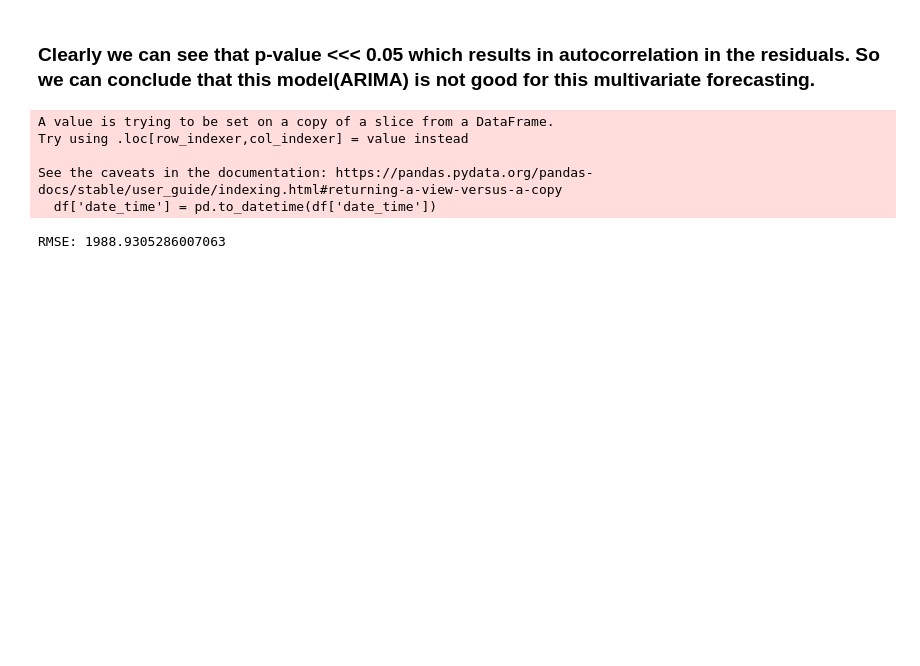
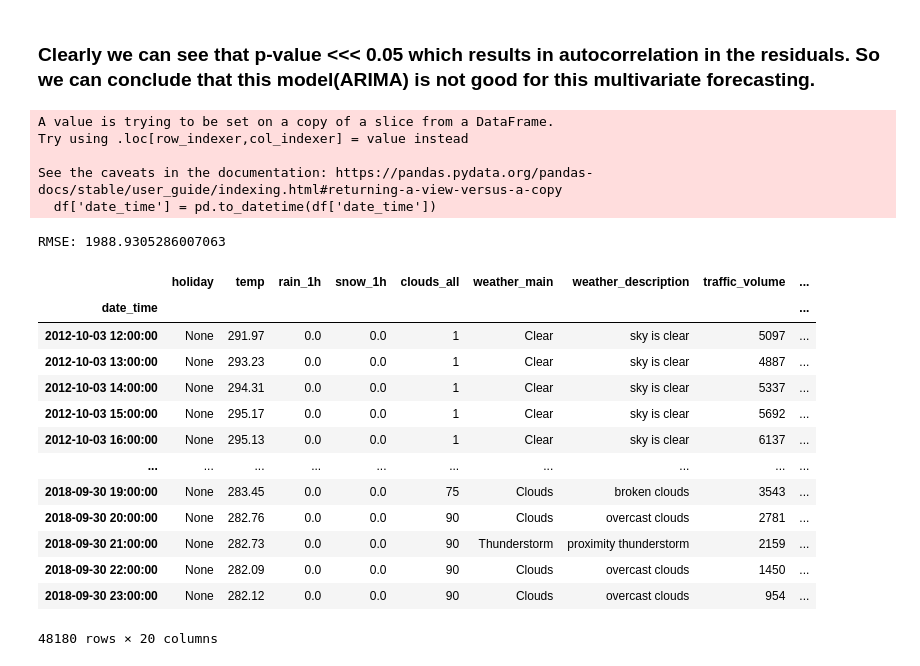
Before and after one commit to a-anuj/tft-traffic-volume-analysis, a Jupyter notebook: traffic-volume-forecast-arima.ipynb, the cells around one changed output. Drawn from its saved outputs; the diff is of its cells as text; code cells hidden in the pictures; blank space fills up the shorter version.

```diff
--- a/traffic-volume-forecast.ipynb
+++ b/traffic-volume-forecast-arima.ipynb
@@ -219,3 +219,20 @@ rmse = np.sqrt(np.mean((pred_val - val)**2))
 print("RMSE:", rmse)
 # %% [output]
 RMSE: 1988.9305286007063
+# %%
+df
+# %% [output]
+|  | holiday | temp | rain_1h | snow_1h | clouds_all | weather_main | weather_description | traffic_volume | ... |
+| date_time |  |  |  |  |  |  |  |  | ... |
+| 2012-10-03 12:00:00 | None | 291.97 | 0.0 | 0.0 | 1 | Clear | sky is clear | 5097 | ... |
+| 2012-10-03 13:00:00 | None | 293.23 | 0.0 | 0.0 | 1 | Clear | sky is clear | 4887 | ... |
+| 2012-10-03 14:00:00 | None | 294.31 | 0.0 | 0.0 | 1 | Clear | sky is clear | 5337 | ... |
+| 2012-10-03 15:00:00 | None | 295.17 | 0.0 | 0.0 | 1 | Clear | sky is clear | 5692 | ... |
+| 2012-10-03 16:00:00 | None | 295.13 | 0.0 | 0.0 | 1 | Clear | sky is clear | 6137 | ... |
+| ... | ... | ... | ... | ... | ... | ... | ... | ... | ... |
+| 2018-09-30 19:00:00 | None | 283.45 | 0.0 | 0.0 | 75 | Clouds | broken clouds | 3543 | ... |
+| 2018-09-30 20:00:00 | None | 282.76 | 0.0 | 0.0 | 90 | Clouds | overcast clouds | 2781 | ... |
+| 2018-09-30 21:00:00 | None | 282.73 | 0.0 | 0.0 | 90 | Thunderstorm | proximity thunderstorm | 2159 | ... |
+| 2018-09-30 22:00:00 | None | 282.09 | 0.0 | 0.0 | 90 | Clouds | overcast clouds | 1450 | ... |
+| 2018-09-30 23:00:00 | None | 282.12 | 0.0 | 0.0 | 90 | Clouds | overcast clouds | 954 | ... |
+48180 rows × 20 columns
```
